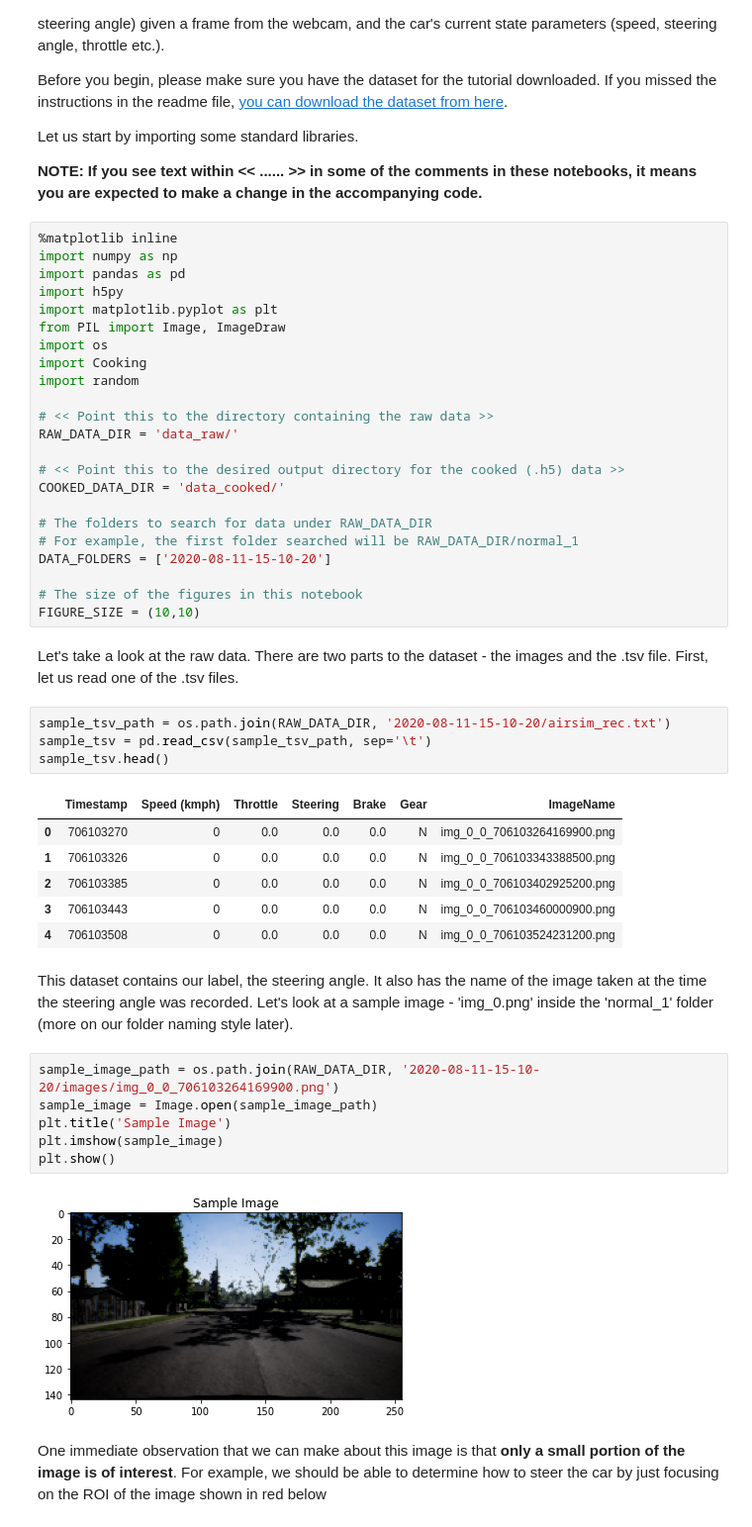
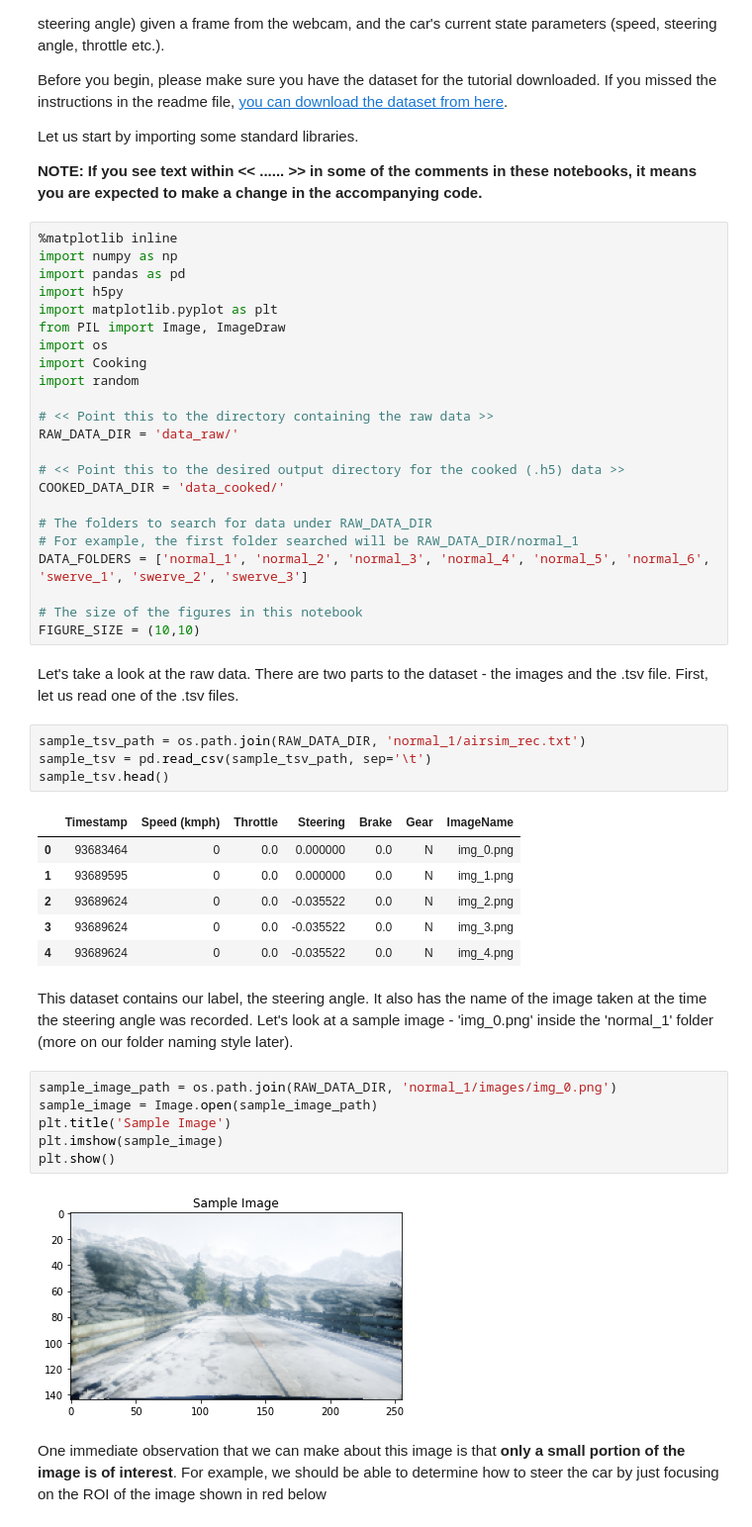
Before and after one commit to pptik/AirSim-End-To-End-Deep-Learning, a Jupyter notebook: DataExplorationAndPreparation.ipynb, the cells around one changed output. Shown: that part at 99% size. Drawn from its saved outputs; the diff is of its cells as text.

```diff
--- a/DataExplorationAndPreparation.ipynb
+++ b/DataExplorationAndPreparation.ipynb
@@ -38,33 +38,33 @@ COOKED_DATA_DIR = 'data_cooked/'
 
 # The folders to search for data under RAW_DATA_DIR
 # For example, the first folder searched will be RAW_DATA_DIR/normal_1
-DATA_FOLDERS = ['2020-08-11-15-10-20']
+DATA_FOLDERS = ['normal_1', 'normal_2', 'normal_3', 'normal_4', 'normal_5', 'normal_6', 'swerve_1', 'swerve_2', 'swerve_3']
 
 # The size of the figures in this notebook
 FIGURE_SIZE = (10,10)
 # %% [markdown]
 Let's take a look at the raw data. There are two parts to the dataset - the images and the .tsv file. First, let us read one of the .tsv files.
 # %%
-sample_tsv_path = os.path.join(RAW_DATA_DIR, '2020-08-11-15-10-20/airsim_rec.txt')
+sample_tsv_path = os.path.join(RAW_DATA_DIR, 'normal_1/airsim_rec.txt')
 sample_tsv = pd.read_csv(sample_tsv_path, sep='\t')
 sample_tsv.head()
 # %% [output]
 |  | Timestamp | Speed (kmph) | Throttle | Steering | Brake | Gear | ImageName |
-| 0 | 706103270 | 0 | 0.0 | 0.0 | 0.0 | N | img_0_0_706103264169900.png |
-| 1 | 706103326 | 0 | 0.0 | 0.0 | 0.0 | N | img_0_0_706103343388500.png |
-| 2 | 706103385 | 0 | 0.0 | 0.0 | 0.0 | N | img_0_0_706103402925200.png |
-| 3 | 706103443 | 0 | 0.0 | 0.0 | 0.0 | N | img_0_0_706103460000900.png |
-| 4 | 706103508 | 0 | 0.0 | 0.0 | 0.0 | N | img_0_0_706103524231200.png |
+| 0 | 93683464 | 0 | 0.0 | 0.000000 | 0.0 | N | img_0.png |
+| 1 | 93689595 | 0 | 0.0 | 0.000000 | 0.0 | N | img_1.png |
+| 2 | 93689624 | 0 | 0.0 | -0.035522 | 0.0 | N | img_2.png |
+| 3 | 93689624 | 0 | 0.0 | -0.035522 | 0.0 | N | img_3.png |
+| 4 | 93689624 | 0 | 0.0 | -0.035522 | 0.0 | N | img_4.png |
 # %% [markdown]
 This dataset contains our label, the steering angle. It also has the name of the image taken at the time the steering angle was recorded. Let's look at a sample image - 'img_0.png' inside the 'normal_1' folder (more on our folder naming style later).
 # %%
-sample_image_path = os.path.join(RAW_DATA_DIR, '2020-08-11-15-10-20/images/img_0_0_706103264169900.png')
+sample_image_path = os.path.join(RAW_DATA_DIR, 'normal_1/images/img_0.png')
 sample_image = Image.open(sample_image_path)
 plt.title('Sample Image')
 plt.imshow(sample_image)
 plt.show()
 # %% [output]
-[figure, old version]
+[figure, new version]
 # %% [markdown]
 One immediate observation that we can make about this image is that **only a small portion of the image is of interest**. For example, we should be able to determine how to steer the car by just focusing on the ROI of the image shown in red below
 # %%
```
Also changed, not shown: parts of 6 cells of this notebook, 3 other files.
